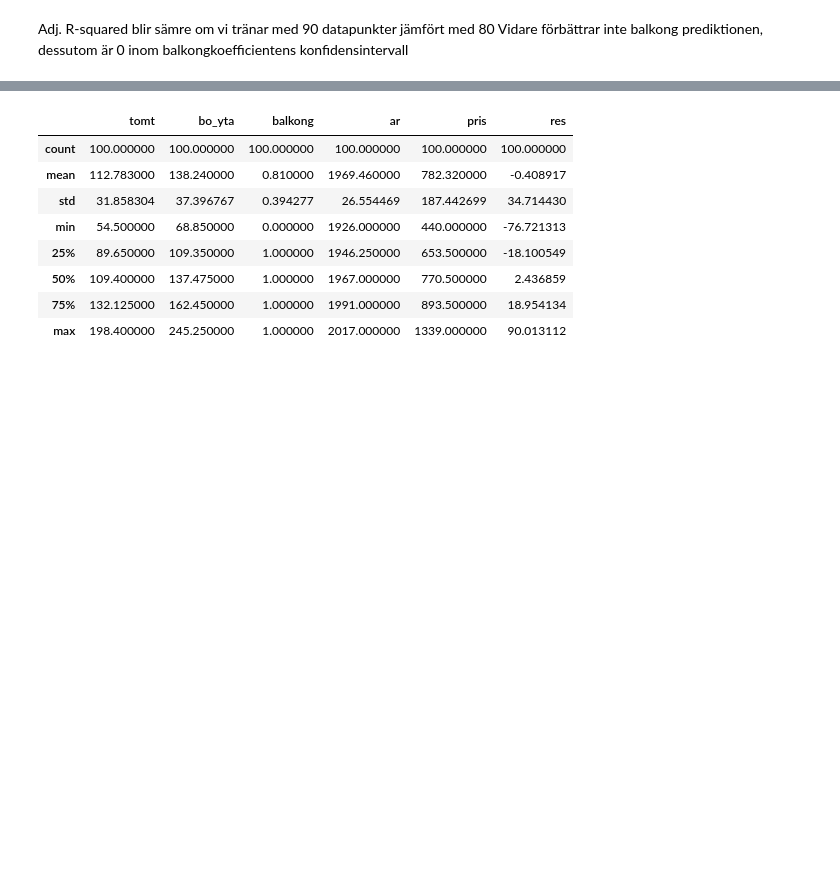
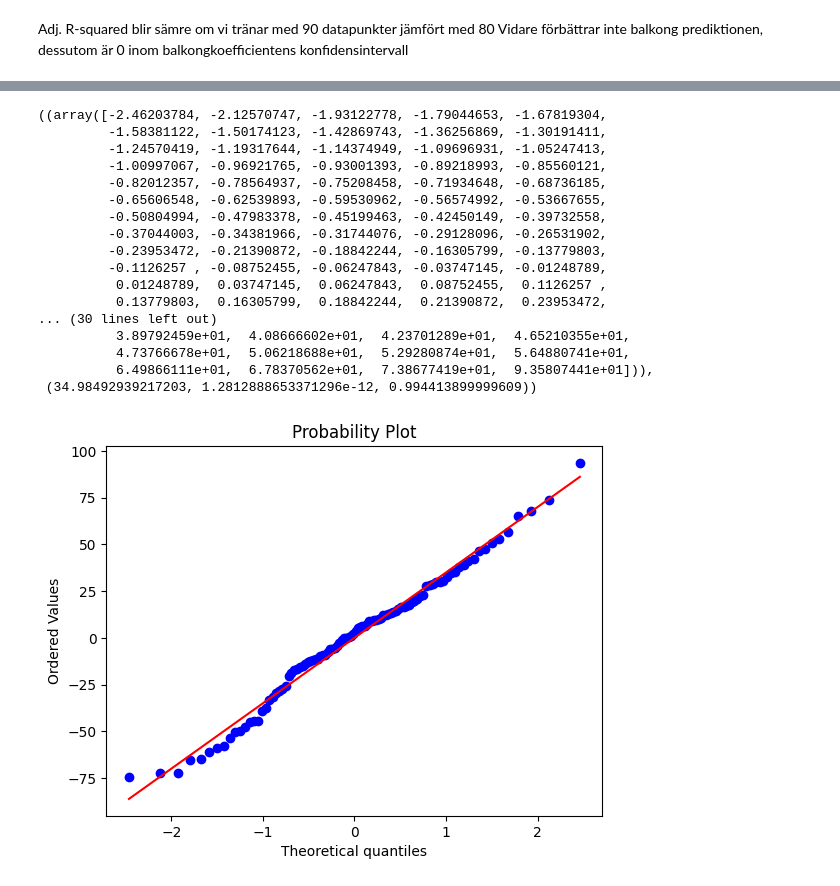
Before and after one commit to md5nake/fmsf80-projekt, a Jupyter notebook: stat.ipynb, the cells around one changed output, grey strips where cells are left out. Cells and saved outputs as stored; diff of their text form; code cells hidden in the pictures; blank space fills up the shorter version.

```diff
--- a/stat.ipynb
+++ b/stat.ipynb
@@ -93,15 +94,25 @@ sns.pairplot(Utrecht[nbr_train_data:],y_vars='res')
-# %%
-Utrecht.describe()
-# %% [output]
-|  | tomt | bo_yta | balkong | ar | pris | res |
-| count | 100.000000 | 100.000000 | 100.000000 | 100.000000 | 100.000000 | 100.000000 |
-| mean | 112.783000 | 138.240000 | 0.810000 | 1969.460000 | 782.320000 | -0.408917 |
-| std | 31.858304 | 37.396767 | 0.394277 | 26.554469 | 187.442699 | 34.714430 |
-| min | 54.500000 | 68.850000 | 0.000000 | 1926.000000 | 440.000000 | -76.721313 |
-| 25% | 89.650000 | 109.350000 | 1.000000 | 1946.250000 | 653.500000 | -18.100549 |
-| 50% | 109.400000 | 137.475000 | 1.000000 | 1967.000000 | 770.500000 | 2.436859 |
-| 75% | 132.125000 | 162.450000 | 1.000000 | 1991.000000 | 893.500000 | 18.954134 |
-| max | 198.400000 | 245.250000 | 1.000000 | 2017.000000 | 1339.000000 | 90.013112 |
+# %%
+#residualerna verkar väldigt normalfördelade
+stats.probplot(x=Utrecht['res'],fit = True,plot=plt)
+# %% [output]
+((array([-2.46203784, -2.12570747, -1.93122778, -1.79044653, -1.67819304,
+         -1.58381122, -1.50174123, -1.42869743, -1.36256869, -1.30191411,
+         -1.24570419, -1.19317644, -1.14374949, -1.09696931, -1.05247413,
+         -1.00997067, -0.96921765, -0.93001393, -0.89218993, -0.85560121,
+         -0.82012357, -0.78564937, -0.75208458, -0.71934648, -0.68736185,
+         -0.65606548, -0.62539893, -0.59530962, -0.56574992, -0.53667655,
+         -0.50804994, -0.47983378, -0.45199463, -0.42450149, -0.39732558,
+         -0.37044003, -0.34381966, -0.31744076, -0.29128096, -0.26531902,
+         -0.23953472, -0.21390872, -0.18842244, -0.16305799, -0.13779803,
+         -0.1126257 , -0.08752455, -0.06247843, -0.03747145, -0.01248789,
+          0.01248789,  0.03747145,  0.06247843,  0.08752455,  0.1126257 ,
+          0.13779803,  0.16305799,  0.18842244,  0.21390872,  0.23953472,
+... (30 lines left out)
+          3.89792459e+01,  4.08666602e+01,  4.23701289e+01,  4.65210355e+01,
+          4.73766678e+01,  5.06218688e+01,  5.29280874e+01,  5.64880741e+01,
+          6.49866111e+01,  6.78370562e+01,  7.38677419e+01,  9.35807441e+01])),
+ (34.98492939217203, 1.2812888653371296e-12, 0.994413899999609))
+[figure, added]
 # %%
 target = pd.DataFrame({"bo_yta": [175], "ar": [2022], "tomt": [150]})
 fit.get_prediction(target).summary_frame(alpha=0.05)
```
Also changed, not shown: parts of 6 cells of this notebook.
